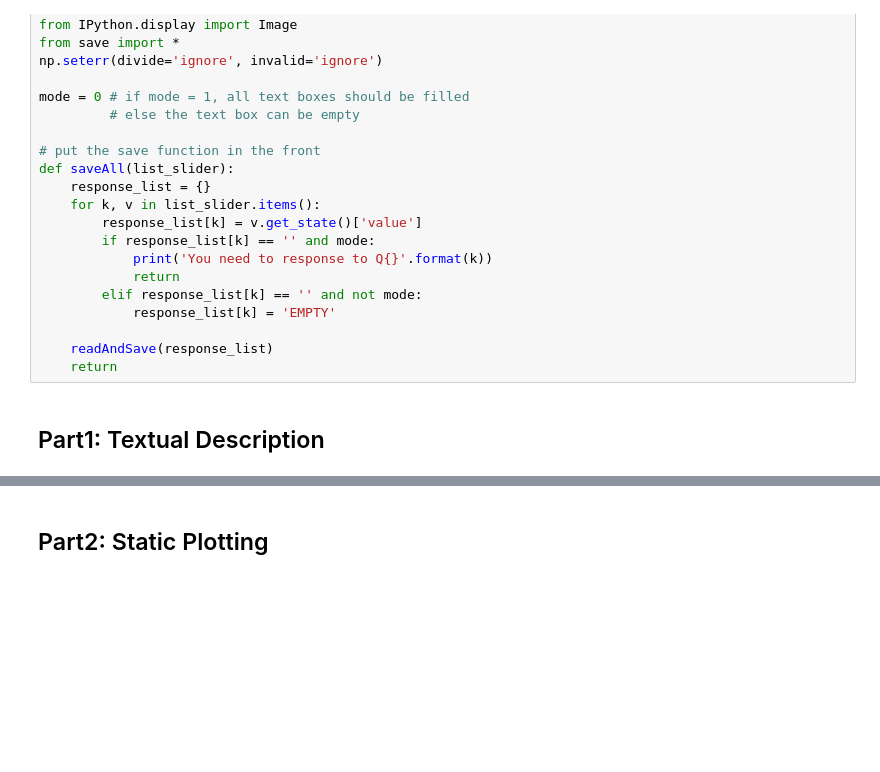
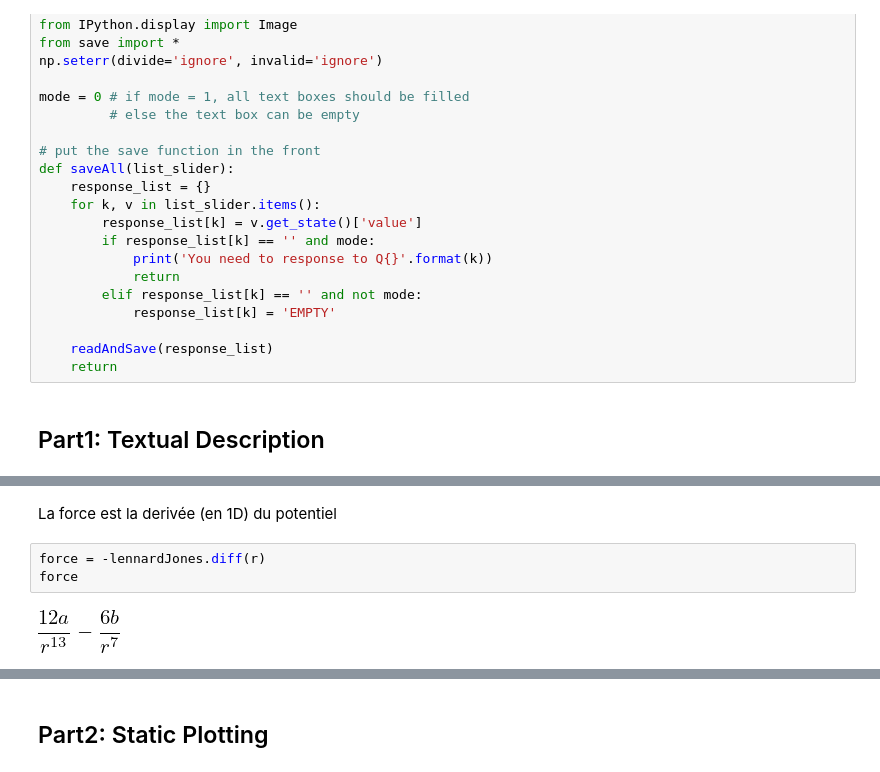
Before and after one commit to TRUMANCFY/HowPeopleLearn, a Jupyter notebook: questionnaireFinal.ipynb, the cells around one changed output, grey strips where cells are left out. Cells and saved outputs as stored; diff of their text form; blank space fills up the shorter version.

```diff
--- a/questionnaireFinal.ipynb
+++ b/questionnaireFinal.ipynb
@@ -42,0 +50,7 @@ wanhao: add some formula here
+# %% [markdown]
+La force est la derivée (en 1D) du potentiel
+# %%
+force = -lennardJones.diff(r)
+force
+# %% [output]
+[figure, added]
```
Also changed, not shown: parts of 31 cells of this notebook.
